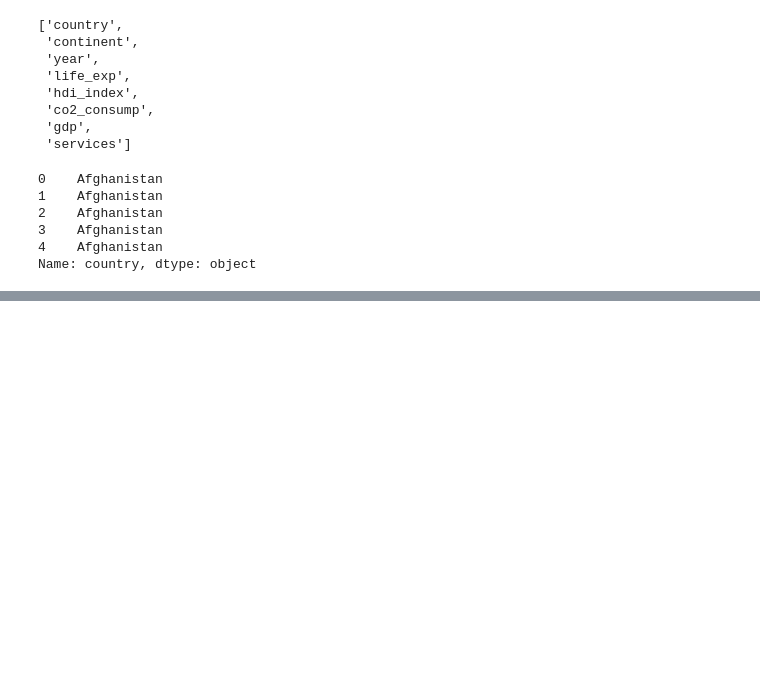
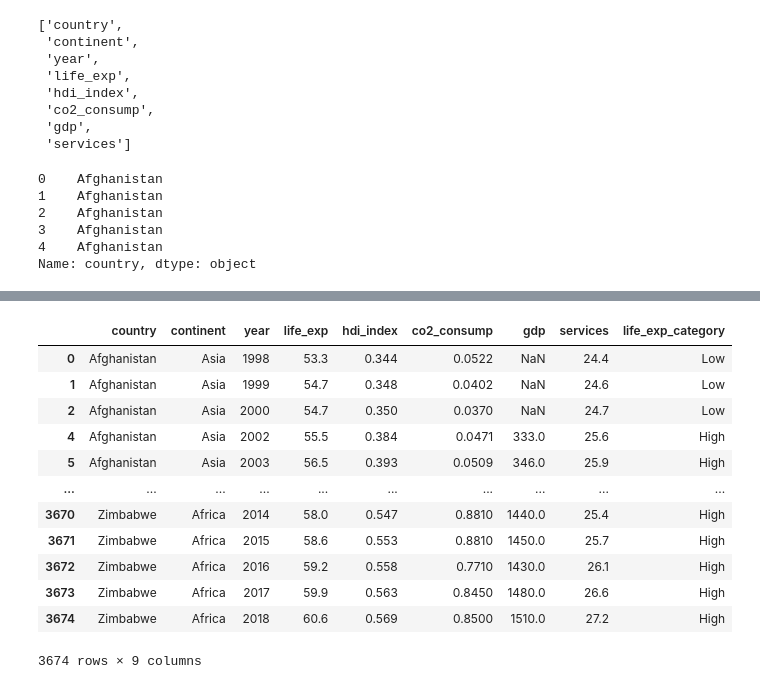
Before and after one commit to Akshayredekar07/Complete-Data-Science, a Jupyter notebook: S03.Pandas/36-Pandas_scaler.ipynb, the cells around one changed output, grey strips where cells are left out. Drawn from its saved outputs; the diff is of its cells as text; code cells hidden in the pictures; blank space fills up the shorter version.

```diff
--- a/S03.Pandas/36-Pandas_scaler.ipynb
+++ b/S03.Pandas/36-Pandas_scaler.ipynb
@@ -113,0 +168,5 @@ df_country_continient
+# %%
+df = pd.read_csv('https://raw.githubusercontent.com/yesdhruv/gapminder.csv/master/gapminder_data_graphs.csv')
+
+# Display the first few rows of the dataframe
+print(df.head())
@@ -113,0 +267,2 @@ df_country_continient
+# %%
+df.drop(3, axis=0, inplace=True)
@@ -113,0 +476,15 @@ df_country_continient
+# %%
+import numpy as np
+
+# Create a new column that categorizes life expectancy as 'High' or 'Low'
+df["life_exp_category"] = np.where(df["life_exp"] > 55, "High", "Low")
+
+# Filter rows where the life expectancy category is 'High', the continent is 'Asia',
+# and where GDP is not missing (gdp not NaN)
+advanced_filter = df.loc[
+    (df["life_exp_category"] == "High") &
+    (df["continent"] == "Asia") &
+    (~df["gdp"].isna()),
+    :
+]
+advanced_filter.head()
@@ -113,0 +552,18 @@ df_country_continient
+# %%
+df_sorted = df.sort_values(["country", "year"])
+# %%
+df_sorted
+# %% [output]
+|  | country | continent | year | life_exp | hdi_index | co2_consump | gdp | services | life_exp_category |
+| 0 | Afghanistan | Asia | 1998 | 53.3 | 0.344 | 0.0522 | NaN | 24.4 | Low |
+| 1 | Afghanistan | Asia | 1999 | 54.7 | 0.348 | 0.0402 | NaN | 24.6 | Low |
+| 2 | Afghanistan | Asia | 2000 | 54.7 | 0.350 | 0.0370 | NaN | 24.7 | Low |
+| 4 | Afghanistan | Asia | 2002 | 55.5 | 0.384 | 0.0471 | 333.0 | 25.6 | High |
+| 5 | Afghanistan | Asia | 2003 | 56.5 | 0.393 | 0.0509 | 346.0 | 25.9 | High |
+| ... | ... | ... | ... | ... | ... | ... | ... | ... | ... |
+| 3670 | Zimbabwe | Africa | 2014 | 58.0 | 0.547 | 0.8810 | 1440.0 | 25.4 | High |
+| 3671 | Zimbabwe | Africa | 2015 | 58.6 | 0.553 | 0.8810 | 1450.0 | 25.7 | High |
+| 3672 | Zimbabwe | Africa | 2016 | 59.2 | 0.558 | 0.7710 | 1430.0 | 26.1 | High |
+| 3673 | Zimbabwe | Africa | 2017 | 59.9 | 0.563 | 0.8450 | 1480.0 | 26.6 | High |
+| 3674 | Zimbabwe | Africa | 2018 | 60.6 | 0.569 | 0.8500 | 1510.0 | 27.2 | High |
+3674 rows × 9 columns
```
Also changed, not shown: parts of 62 cells of this notebook, 6 other files.
